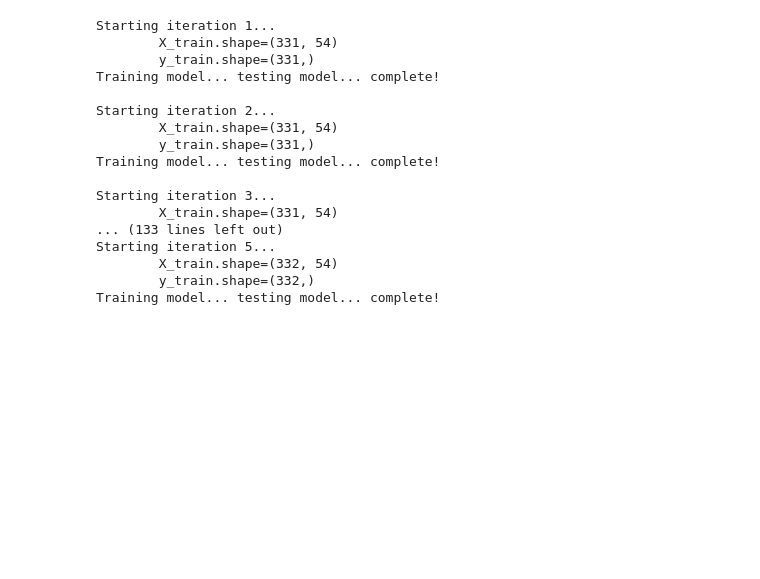
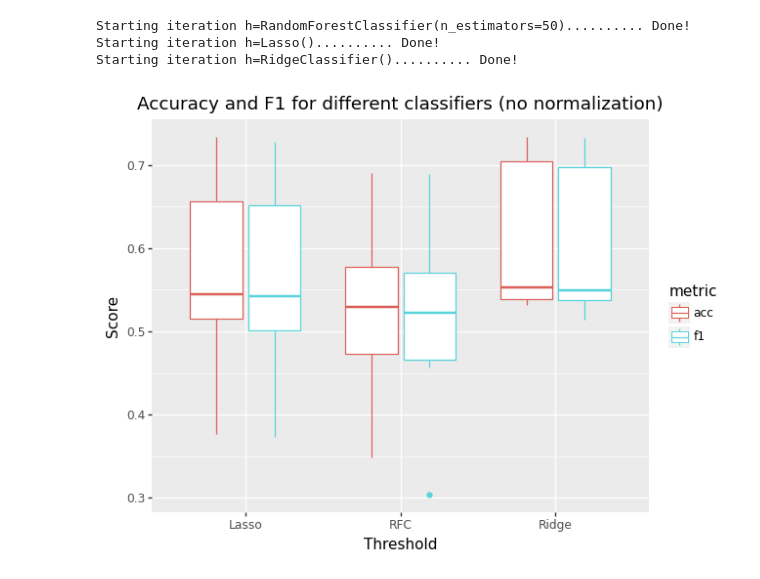
Before and after one commit to LuminousCodeGH/bsc-thesis-scripts, a Jupyter notebook: test_model.ipynb, the cells around one changed output. Drawn from its saved outputs; the diff is of its cells as text; code cells hidden in the pictures; blank space fills up the shorter version.

Commit message:
Implement hyperparameter optimization on classifier type and normalization

```diff
--- a/test_model.ipynb
+++ b/test_model.ipynb
@@ -17,31 +25,41 @@ ct_counts_metadata.obs = ct_counts_metadata.obs.convert_dtypes()
+# %%
+# Hyper parameter classifier
+
+from sklearn.ensemble import RandomForestClassifier
+from sklearn.linear_model import Lasso, RidgeClassifier
+
+AD_filter = (ct_counts_metadata.obs['cogdx_class'] == 'AD') | (ct_counts_metadata.obs['cogdx_class'] == 'H')
+X = pd.DataFrame(ct_counts_metadata.X, columns=ct_counts_metadata.var_names, index=ct_counts_metadata.obs_names)[AD_filter]
+y = ct_counts_metadata.obs['cogdx_class'][AD_filter].cat.codes
+# %%
+H = [RandomForestClassifier(n_estimators=50),
+     Lasso(),
+     RidgeClassifier()]
+H_mask = ['RFC', 'Lasso', 'Ridge']
+
+def cv_classifiers(X_train, y_train, X_valid, y_valid, h):
+    m = h.fit(X_train, y_train)
+    pred: np.ndarray = m.predict(X_valid).round(0)
+
+    return {'acc': balanced_accuracy_score(y_valid, pred),
+            'f1': f1_score(y_valid, pred, average='macro')}
+
+
+results = optimize_hyperparam(X, y, 10, H, cv_classifiers, H_mask=H_mask)
+plot_optimization_box(results, 'Accuracy and F1 for different classifiers (no normalization)')
+# %% [output]
+Starting iteration h=RandomForestClassifier(n_estimators=50).......... Done!
+Starting iteration h=Lasso().......... Done!
+Starting iteration h=RidgeClassifier().......... Done!
+[figure, added]
 # %%
-calculate_ct_per_median(ct_counts_metadata, 'Exc RELN CHD7', column_name='RELN_metric')
-ct_counts_metadata = remove_outliers(ct_counts_metadata, 'RELN_metric', np.percentile(ct_counts_metadata.obs['RELN_metric'], 97))
-
 res: list[tuple[pd.DataFrame, str]] = []
+complete_df: pd.DataFrame
 for norm_func, layer in [(normalize_l1, 'l1'),
                          (normalize_l2, 'l2'),
                          (normalize_minmax, 'minmax'),
                          (normalize_robust, 'robust'),
                          (normalize_tmm, 'tmm'),
                          (normalize_mrn, 'mrn')]:
-    res.append((test_model_from_scratch(ct_counts_metadata, norm_func, layer), layer))
-    res[-1][0].style.set_caption(layer)
+    res.append((test_model_from_scratch(ct_counts_metadata[AD_filter], norm_func, layer, RidgeClassifier(), y=ct_counts_metadata.obs['cogdx_class'][AD_filter].cat.codes), layer))
+complete_df = pd.concat([tup[0].assign(_h=tup[1]) for tup in res])
-# %% [output]
-Starting iteration 1...
-        X_train.shape=(331, 54)
-        y_train.shape=(331,)
-Training model... testing model... complete!
-
-Starting iteration 2...
-        X_train.shape=(331, 54)
-        y_train.shape=(331,)
-Training model... testing model... complete!
-
-Starting iteration 3...
-        X_train.shape=(331, 54)
-... (133 lines left out)
-Starting iteration 5...
-        X_train.shape=(332, 54)
-        y_train.shape=(332,)
-Training model... testing model... complete!
```
Also changed, not shown: parts of 4 cells of this notebook.
